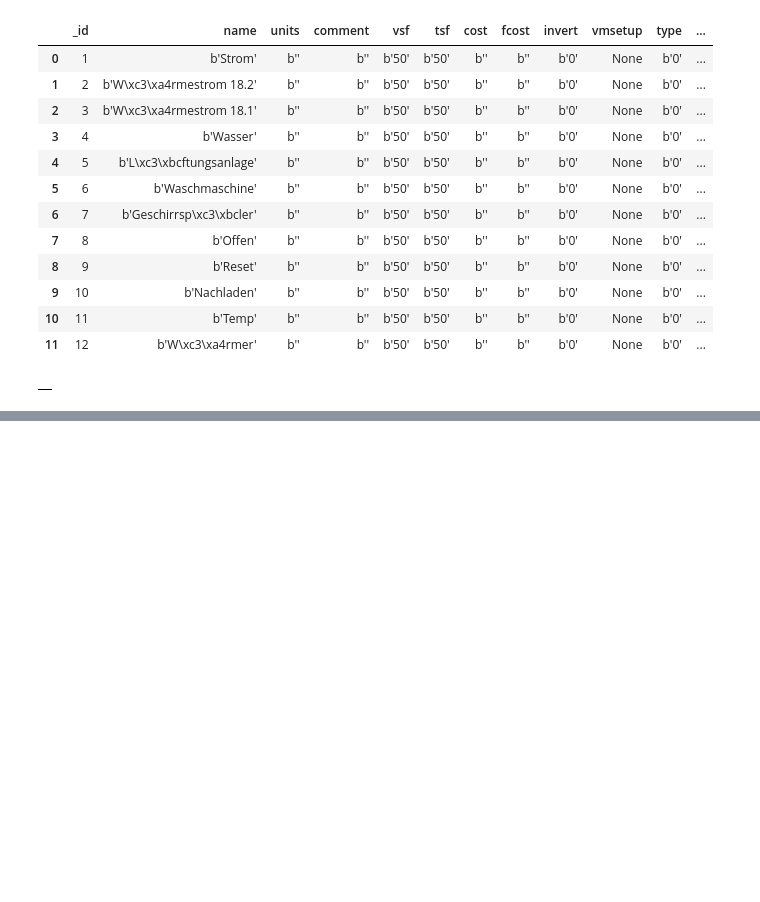
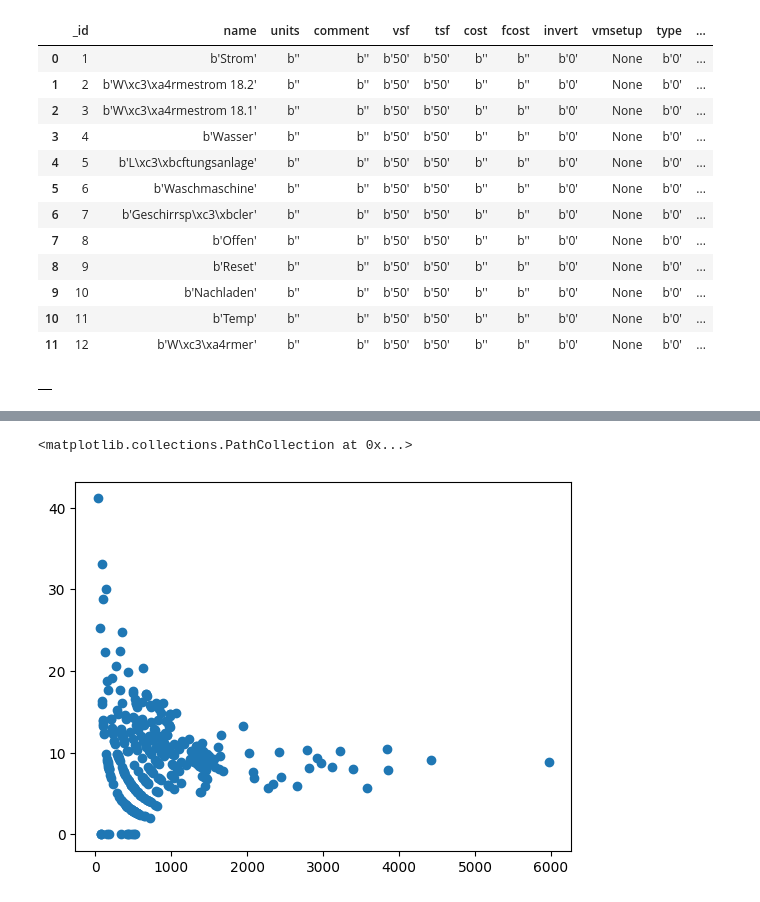
Before and after one commit to edalfon/strom, a Jupyter notebook: playground.ipynb, the cells around one changed output, grey strips where cells are left out. Saved outputs shown, nothing was run; the diff lists cells and outputs as text; code cells hidden in the pictures; blank space fills up the shorter version.

```diff
--- a/playground.ipynb
+++ b/playground.ipynb
@@ -96,0 +119,9 @@ ORDER BY date
+# %%
+
+strom_df = strom_df.query("minutes < 10000")
+
+from matplotlib import pyplot
+pyplot.scatter(strom_df["minutes"], strom_df["consumption_per_day"])
+# %% [output]
+<matplotlib.collections.PathCollection at 0x...>
+[figure, added]
```
Also changed, not shown: parts of 11 cells of this notebook, 5 other files.
